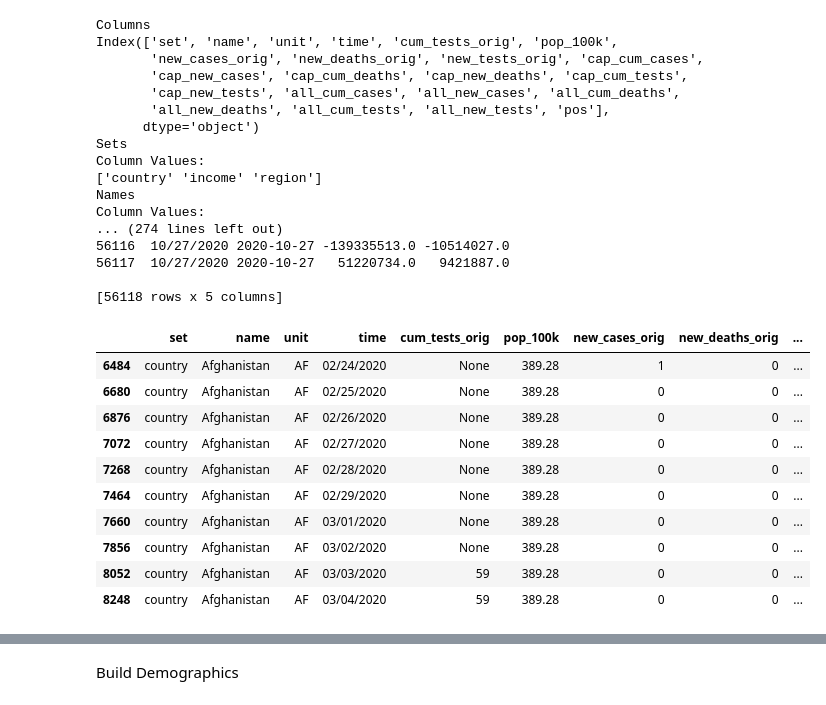
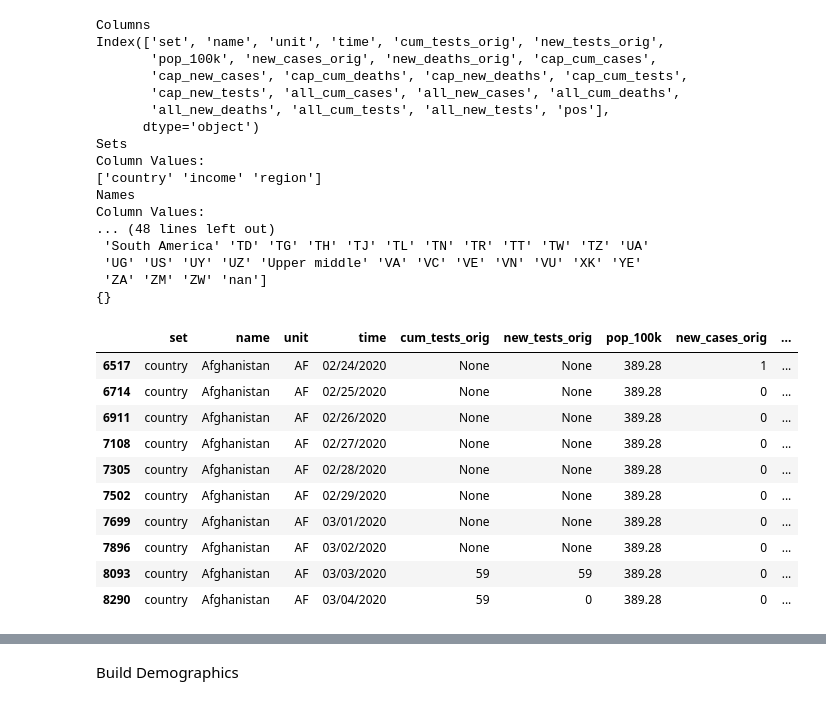
Before and after one commit to janinewhite/Global-COVID-Surveillance, a Jupyter notebook: COVID Surveillance.ipynb, the cells around one changed output, grey strips where cells are left out. Cells and saved outputs as stored; diff of their text form; code cells hidden in the pictures.

```diff
--- a/COVID Surveillance.ipynb
+++ b/COVID Surveillance.ipynb
@@ -175,7 +218,7 @@ central_asian_countries = [
     'North Macedonia','Russia','Tajikistan','Turkey','Turkmenistan','Uzbekistan'
 ]
 east_asian_countries = [
-    "Brunei","Cambodia","China","Indonesia","Japan","Laos","Malaysia","Mongolia","Myanmar","North Korea","Philippines",
+    "Brunei","Cambodia","China","Indonesia","Japan","Laos","Malaysia","Mongolia","Myanmar","Niue","North Korea","Philippines",
     "Singapore","South Korea","Taiwan","Thailand","Timor","Vietnam"
 ]
 pacific_countries = [
@@ -217,11 +260,13 @@ print(all_countries)
 print("Configured Regions")
 configured_regions = [
     'Central Asia',
+    'East Asia and Pacific',
     'Europe',
     'Latin America',
+    'Middle East and North Africa',
+    'North America',
     'South Asia',
-    'Sub-Saharan Africa',
-    'Middle East and North Africa'
+    'Sub-Saharan Africa'
 ]
 print(configured_regions)
 print("Country Conversions")
@@ -366,7 +454,5 @@ input_countries = ['Afghanistan','Albania','Algeria','Andorra','Angola','Antigua
 # %%
 # Download input data
-
-github_url="https://github.com/dsbbfinddx/FINDCov19TrackerData/blob/master/processed/data_all.csv?raw=true"
 github_request=requests.get(github_url).content
 c=pd.read_csv(io.StringIO(github_request.decode('utf-8')))
 currentTime = datetime.now()
@@ -383,9 +469,9 @@ print("Units")
 c["unit"] = c["unit"].astype(str)
 c["unit"] = c["unit"].apply(lambda x: "" if x=="unit" else x)
 units = print_column_unique(c["unit"])
-print("Times")
+#print("Times")
 c["time"] = c["time"].astype(str)
-times = print_column_unique(c["time"])
+#times = print_column_unique(c["time"])
 
 c["name"] = c["name"].astype(str)
 c["name"] = c["name"].apply(lambda x: "" if x=="nan" else x)
@@ -393,36 +479,36 @@ conversions = {}
 c["name"] = c["name"].astype(str)
 c["name"] = c["name"].apply(lambda x: fixCountry(x))
 print(conversions)
-print("Configured Countries")
-print_column_missing(c["name"],configured_countries)
-print("All Countries")
-print_column_missing(c["name"],all_countries)
+#print("Configured Countries")
+#print_column_missing(c["name"],configured_countries)
+#print("All Countries")
+#print_column_missing(c["name"],all_countries)
 
 c["region"] = c["name"].apply(lambda x: region_from_country(x))
-print("Regions")
-c_regions = print_column_missing(c["region"],configured_regions)
+#print("Regions")
+#c_regions = print_column_missing(c["region"],configured_regions)
 
 # Format text date and add datetime for date
 c["time"] = c["time"].apply(lambda x: us_date(x))
 c["date"] = pd.to_datetime(c["time"], format="%m/%d/%Y")
 minmax_dates = c.groupby(["name"]).agg({"date": [np.min,np.max]})
-print(minmax_dates)
+#print(minmax_dates)
 min_date = c["date"].min()
-print(min_date)
+#print(min_date)
 c.sort_values(by=['set','name','date'], inplace=True)
 
 # Calculate changing cases
 c["new_cases"] = c["all_cum_cases"].diff()
 c["new_cases"] = np.where(c["new_cases"].notna(),c["new_cases"],c["all_cum_cases"])
-print(c[["time","date","all_cum_cases","new_cases"]])
+#print(c[["time","date","all_cum_cases","new_cases"]])
 c["new_deaths"] = c["all_cum_deaths"].diff()
 c["new_deaths"] = np.where(c["new_deaths"].notna(),c["new_deaths"],c["all_cum_deaths"])
-print(c[["time","date","all_cum_deaths","new_deaths"]])
+#print(c[["time","date","all_cum_deaths","new_deaths"]])
 c["new_tests"] = c["all_cum_tests"].diff()
 c["new_tests"] = np.where(c["new_tests"].notna(),c["new_tests"],c["all_cum_tests"])
-print(c[["time","date","all_cum_tests","new_tests"]])
+#print(c[["time","date","all_cum_tests","new_tests"]])
 c["new_negatives"] = ""
-print(c[["time","date","new_tests","new_cases","new_negatives"]])
+#print(c[["time","date","new_tests","new_cases","new_negatives"]])
 
 # Format numeric columns
 numeric_columns = ['pop_100k',
@@ -441,52 +527,54 @@ integer_columns = ['new_cases_orig','new_deaths_orig','new_tests_orig',
                    'all_cum_deaths','new_deaths',
                    'all_cum_tests','all_new_tests','new_tests',
                    'pos']
 
 c[float_columns] = c[float_columns].apply(pd.to_numeric)
 c[integer_columns] = c[integer_columns].apply(lambda x: pd.to_numeric(x, errors='coerce', downcast='integer'))
 has_data = c.all_cum_cases > 0
 c = c[has_data]
 c = c.where(c.notnull(), None)
 
 # Add missing columns to match Google sheet
 c["state"] = ""
 c["county"] = ""
 c["all_cum_neg"] = "" #c["all_cum_tests"] - c["all_cum_cases"]
 c["all_new_neg"] = "" #c["all_new_tests"] - c["all_new_cases"]
 c["hospitalized_currently"] = ""
 c["hospitalized_cum"] = ""
-c["source"] = github_url
+c["SARS-CoV-2 Source"] = github_url
+c["Level"] = "Country"
 c["accessed"] = str(currentTime.month) + '/' + str(currentTime.day) + '/' + str(currentTime.year)
+
 c.head(10)
 # %% [output]
 Columns
-Index(['set', 'name', 'unit', 'time', 'cum_tests_orig', 'pop_100k',
-       'new_cases_orig', 'new_deaths_orig', 'new_tests_orig', 'cap_cum_cases',
+Index(['set', 'name', 'unit', 'time', 'cum_tests_orig', 'new_tests_orig',
+       'pop_100k', 'new_cases_orig', 'new_deaths_orig', 'cap_cum_cases',
        'cap_new_cases', 'cap_cum_deaths', 'cap_new_deaths', 'cap_cum_tests',
        'cap_new_tests', 'all_cum_cases', 'all_new_cases', 'all_cum_deaths',
        'all_new_deaths', 'all_cum_tests', 'all_new_tests', 'pos'],
       dtype='object')
 Sets
 Column Values:
 ['country' 'income' 'region']
 Names
 Column Values:
-... (274 lines left out)
-56116  10/27/2020 2020-10-27 -139335513.0 -10514027.0
-56117  10/27/2020 2020-10-27   51220734.0   9421887.0
-
-[56118 rows x 5 columns]
+... (48 lines left out)
+ 'South America' 'TD' 'TG' 'TH' 'TJ' 'TL' 'TN' 'TR' 'TT' 'TW' 'TZ' 'UA'
+ 'UG' 'US' 'UY' 'UZ' 'Upper middle' 'VA' 'VC' 'VE' 'VN' 'VU' 'XK' 'YE'
+ 'ZA' 'ZM' 'ZW' 'nan']
+{}
-|  | set | name | unit | time | cum_tests_orig | pop_100k | new_cases_orig | new_deaths_orig | ... |
-| 6484 | country | Afghanistan | AF | 02/24/2020 | None | 389.28 | 1 | 0 | ... |
-| 6680 | country | Afghanistan | AF | 02/25/2020 | None | 389.28 | 0 | 0 | ... |
-| 6876 | country | Afghanistan | AF | 02/26/2020 | None | 389.28 | 0 | 0 | ... |
-| 7072 | country | Afghanistan | AF | 02/27/2020 | None | 389.28 | 0 | 0 | ... |
-| 7268 | country | Afghanistan | AF | 02/28/2020 | None | 389.28 | 0 | 0 | ... |
-| 7464 | country | Afghanistan | AF | 02/29/2020 | None | 389.28 | 0 | 0 | ... |
-| 7660 | country | Afghanistan | AF | 03/01/2020 | None | 389.28 | 0 | 0 | ... |
-| 7856 | country | Afghanistan | AF | 03/02/2020 | None | 389.28 | 0 | 0 | ... |
-| 8052 | country | Afghanistan | AF | 03/03/2020 | 59 | 389.28 | 0 | 0 | ... |
-| 8248 | country | Afghanistan | AF | 03/04/2020 | 59 | 389.28 | 0 | 0 | ... |
+|  | set | name | unit | time | cum_tests_orig | new_tests_orig | pop_100k | new_cases_orig | ... |
+| 6517 | country | Afghanistan | AF | 02/24/2020 | None | None | 389.28 | 1 | ... |
+| 6714 | country | Afghanistan | AF | 02/25/2020 | None | None | 389.28 | 0 | ... |
+| 6911 | country | Afghanistan | AF | 02/26/2020 | None | None | 389.28 | 0 | ... |
+| 7108 | country | Afghanistan | AF | 02/27/2020 | None | None | 389.28 | 0 | ... |
+| 7305 | country | Afghanistan | AF | 02/28/2020 | None | None | 389.28 | 0 | ... |
+| 7502 | country | Afghanistan | AF | 02/29/2020 | None | None | 389.28 | 0 | ... |
+| 7699 | country | Afghanistan | AF | 03/01/2020 | None | None | 389.28 | 0 | ... |
+| 7896 | country | Afghanistan | AF | 03/02/2020 | None | None | 389.28 | 0 | ... |
+| 8093 | country | Afghanistan | AF | 03/03/2020 | 59 | 59 | 389.28 | 0 | ... |
+| 8290 | country | Afghanistan | AF | 03/04/2020 | 59 | 0 | 389.28 | 0 | ... |
 # %%
 # Get all countries
 countries_df = c.loc[c["set"]=="country"]
```
Also changed, not shown: parts of 41 cells of this notebook, 30 other files.
